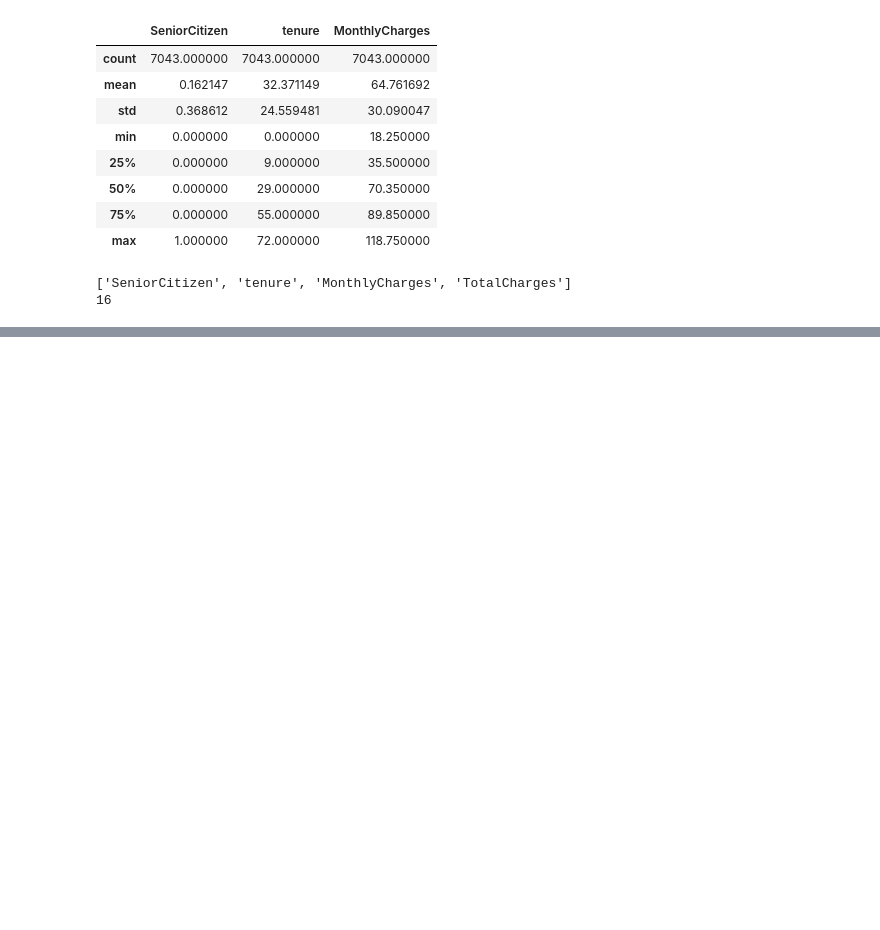
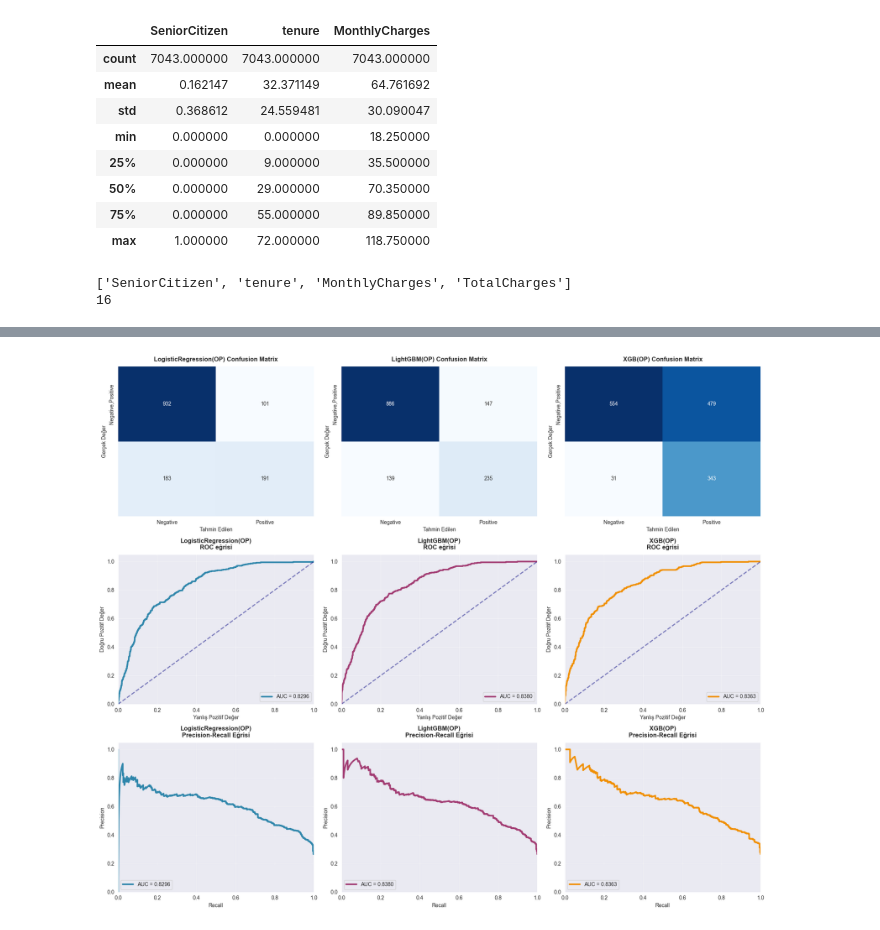
Before and after one commit to MehmetUlDG/Python-VeriBilimi, a Jupyter notebook: Telekom Müşteri Ayrılma (Churn) Tahmini/telekom_churn.ipynb, the cells around one changed output, grey strips where cells are left out. Drawn from its saved outputs; the diff is of its cells as text; code cells hidden in the pictures; blank space fills up the shorter version.

```diff
--- a/Telekom Müşteri Ayrılma (Churn) Tahmini/telekom_churn.ipynb
+++ b/Telekom Müşteri Ayrılma (Churn) Tahmini/telekom_churn.ipynb
@@ -137,0 +792,20 @@ for column in categorial_features:
+# %%
+# 2. Parametre Izgarasını (Grid) Tanımlayalım
+param_grid_lr={
+    'model__C':[0.001,0.01,0.1,1,10,100],
+    'model__penalty':['l1','l2'],
+    'model__solver':['liblinear','saga']
+}
+# %%
+# 3. GridSearchCV'yi Kuralım
+grid_lr= GridSearchCV(
+    estimator=pipe_lr,
+    param_grid=param_grid_lr,
+    scoring='roc_auc',
+    cv=5,
+    n_jobs=-1, # Tüm CPU çekirdeklerini kullan
+    verbose=1
+)
+# %%
+# 4. Modeli Eğitelim
+optimized_lr=grid_lr.fit(X_train,y_train)
@@ -137,0 +991,6 @@ for column in categorial_features:
+# %%
+optimized_models={
+    'LogisticRegression(OP)':optimized_lr,
+    'LightGBM(OP)':optimized_lgmb,
+    'XGB(OP)':optimized_xgb
+}
@@ -137,0 +1055,5 @@ for column in categorial_features:
+# %%
+# Hiperparametre optimizasyonu SONRASI grafikler için:
+plot_all_metrics(optimized_models,X_test,y_test)
+# %% [output]
+[figure, added]
```
Also changed, not shown: parts of 97 cells of this notebook, 2 other files.
